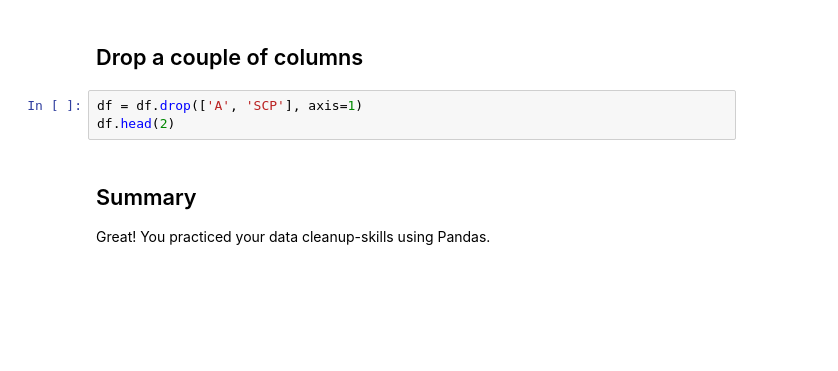
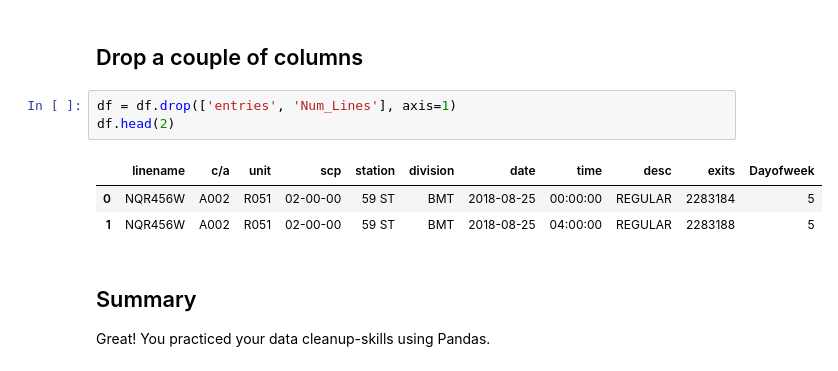
Before and after one commit to TimMango/dsc-pandas-series-and-dataframes-lab-dc-ds-career-042219, a Jupyter notebook: index.ipynb, the cells around one changed output. Drawn from its saved outputs; the diff is of its cells as text; blank space fills up the shorter version.

```diff
--- a/index.ipynb
+++ b/index.ipynb
@@ -146,8 +146,12 @@ grouped.head()
 # %% [markdown]
 ## Drop a couple of columns
 # %%
-df = df.drop(['A', 'SCP'], axis=1)
+df = df.drop(['entries', 'Num_Lines'], axis=1)
 df.head(2)
+# %% [output]
+|  | linename | c/a | unit | scp | station | division | date | time | desc | exits | Dayofweek |
+| 0 | NQR456W | A002 | R051 | 02-00-00 | 59 ST | BMT | 2018-08-25 | 00:00:00 | REGULAR | 2283184 | 5 |
+| 1 | NQR456W | A002 | R051 | 02-00-00 | 59 ST | BMT | 2018-08-25 | 04:00:00 | REGULAR | 2283188 | 5 |
 # %% [markdown]
 ## Summary
 
```
